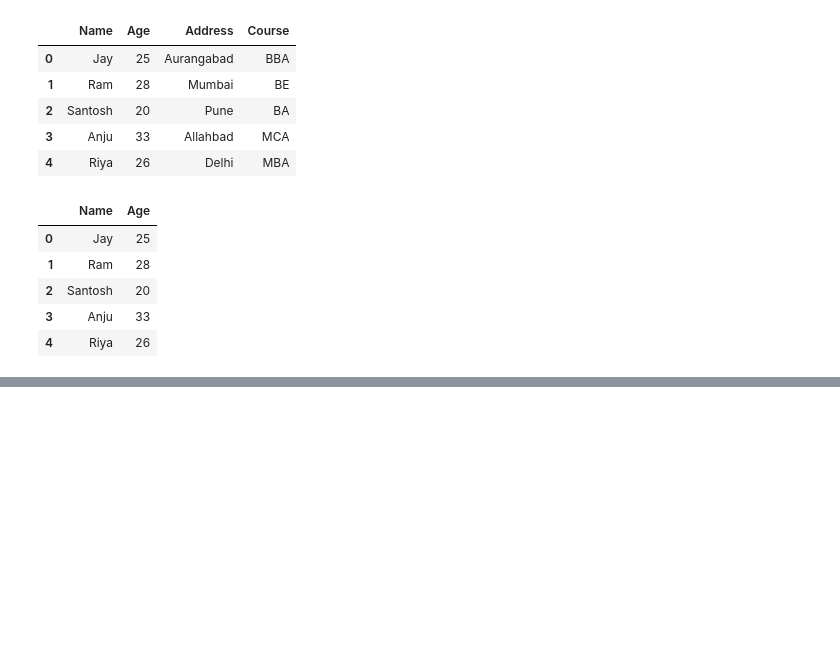
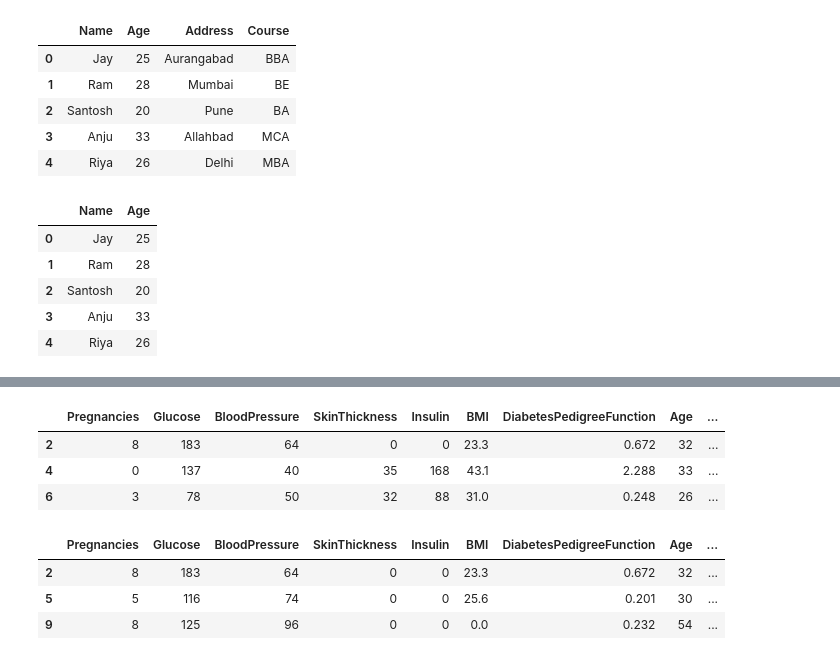
Before and after one commit to AmitSakhare/PandasTutorials, a Jupyter notebook: DataFrame.ipynb, the cells around one changed output, grey strips where cells are left out. Saved outputs shown, nothing was run; the diff lists cells and outputs as text; code cells hidden in the pictures; blank space fills up the shorter version.

```diff
--- a/DataFrame.ipynb
+++ b/DataFrame.ipynb
@@ -141,0 +68,15 @@ score
+# %%
+#loc() and iloc() function - is a indexed based selection method that we have to pass specific values of rows and columns
+db_data.loc[[2,4,6]]  # returns 2th,4th and 6th rows
+# %% [output]
+|  | Pregnancies | Glucose | BloodPressure | SkinThickness | Insulin | BMI | DiabetesPedigreeFunction | Age | ... |
+| 2 | 8 | 183 | 64 | 0 | 0 | 23.3 | 0.672 | 32 | ... |
+| 4 | 0 | 137 | 40 | 35 | 168 | 43.1 | 2.288 | 33 | ... |
+| 6 | 3 | 78 | 50 | 32 | 88 | 31.0 | 0.248 | 26 | ... |
+# %%
+db_data.iloc[[2,5,9]] # returns 2th,5th and 9th rows
+# %% [output]
+|  | Pregnancies | Glucose | BloodPressure | SkinThickness | Insulin | BMI | DiabetesPedigreeFunction | Age | ... |
+| 2 | 8 | 183 | 64 | 0 | 0 | 23.3 | 0.672 | 32 | ... |
+| 5 | 5 | 116 | 74 | 0 | 0 | 25.6 | 0.201 | 30 | ... |
+| 9 | 8 | 125 | 96 | 0 | 0 | 0.0 | 0.232 | 54 | ... |
```
Also changed, not shown: parts of 18 cells of this notebook, 1 other file.
